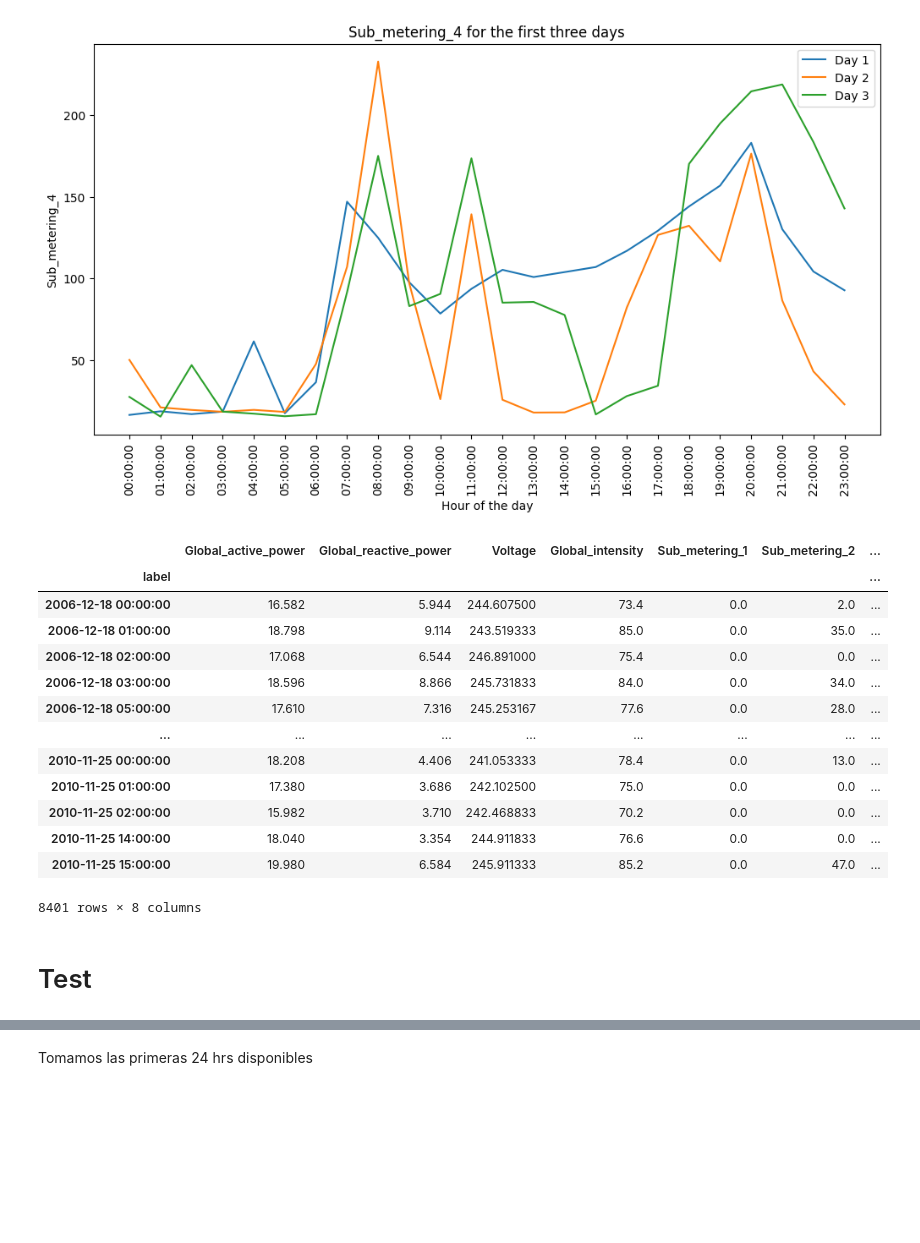
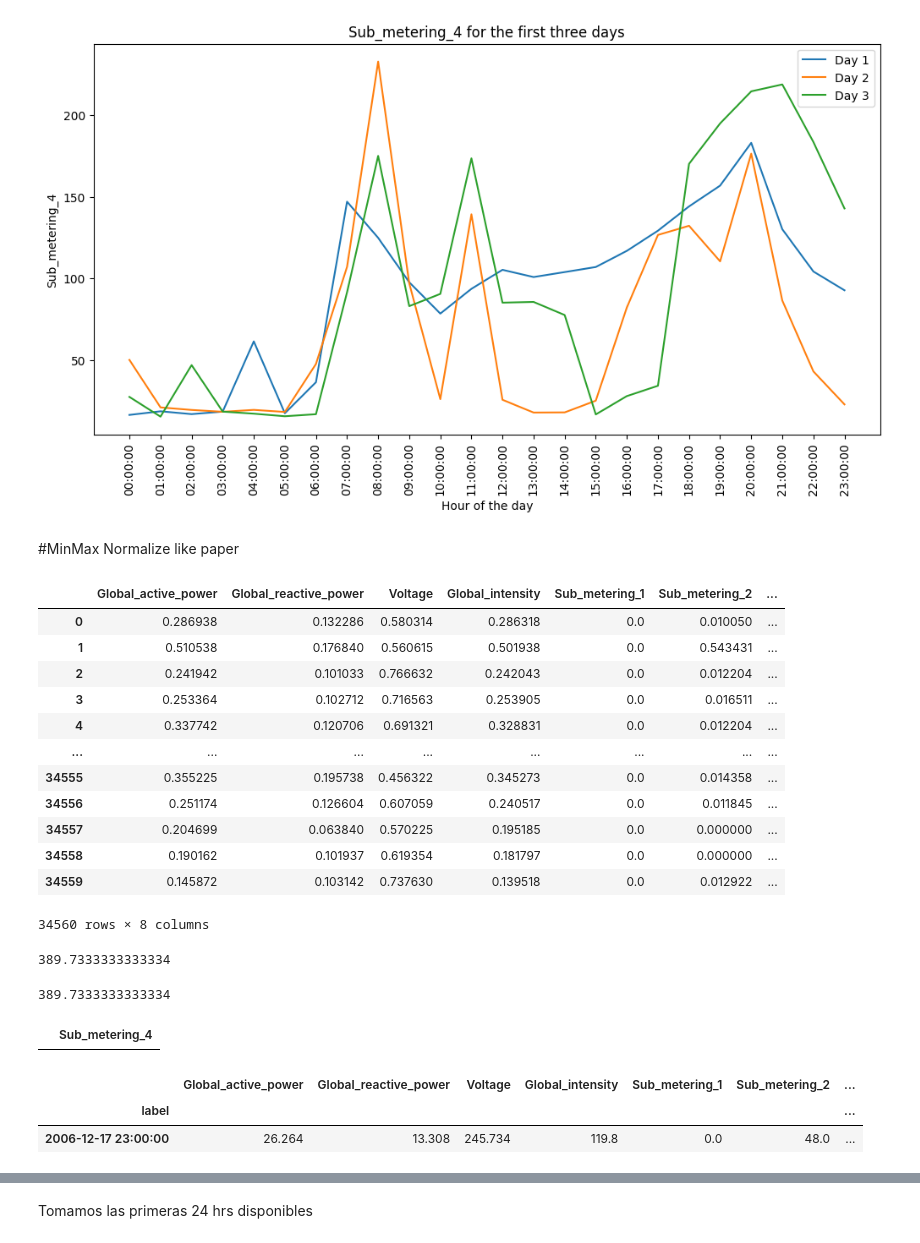
Before and after one commit to AlbertoSolis001/household_preprocessing, a Jupyter notebook: 3_household_power_consumption.ipynb, the cells around one changed output, grey strips where cells are left out. Saved outputs shown, nothing was run; the diff lists cells and outputs as text; code cells hidden in the pictures; blank space fills up the shorter version.

```diff
--- a/3_household_power_consumption.ipynb
+++ b/3_household_power_consumption.ipynb
@@ -331,19 +344,2 @@ voltage_less_than_20 = df_per_hour[df_per_hour["Global_active_power"] < 20]
-# %%
-voltage_less_than_20
-# %% [output]
-|  | Global_active_power | Global_reactive_power | Voltage | Global_intensity | Sub_metering_1 | Sub_metering_2 | ... |
-| label |  |  |  |  |  |  | ... |
-| 2006-12-18 00:00:00 | 16.582 | 5.944 | 244.607500 | 73.4 | 0.0 | 2.0 | ... |
-| 2006-12-18 01:00:00 | 18.798 | 9.114 | 243.519333 | 85.0 | 0.0 | 35.0 | ... |
-| 2006-12-18 02:00:00 | 17.068 | 6.544 | 246.891000 | 75.4 | 0.0 | 0.0 | ... |
-| 2006-12-18 03:00:00 | 18.596 | 8.866 | 245.731833 | 84.0 | 0.0 | 34.0 | ... |
-| 2006-12-18 05:00:00 | 17.610 | 7.316 | 245.253167 | 77.6 | 0.0 | 28.0 | ... |
-| ... | ... | ... | ... | ... | ... | ... | ... |
-| 2010-11-25 00:00:00 | 18.208 | 4.406 | 241.053333 | 78.4 | 0.0 | 13.0 | ... |
-| 2010-11-25 01:00:00 | 17.380 | 3.686 | 242.102500 | 75.0 | 0.0 | 0.0 | ... |
-| 2010-11-25 02:00:00 | 15.982 | 3.710 | 242.468833 | 70.2 | 0.0 | 0.0 | ... |
-| 2010-11-25 14:00:00 | 18.040 | 3.354 | 244.911833 | 76.6 | 0.0 | 0.0 | ... |
-| 2010-11-25 15:00:00 | 19.980 | 6.584 | 245.911333 | 85.2 | 0.0 | 47.0 | ... |
-8401 rows × 8 columns
-# %% [markdown]
-# Test
+# %% [markdown]
+#MinMax Normalize like paper
@@ -349,0 +349,16 @@ voltage_less_than_20
+# %%
+normalized_df
+# %% [output]
+|  | Global_active_power | Global_reactive_power | Voltage | Global_intensity | Sub_metering_1 | Sub_metering_2 | ... |
+| 0 | 0.286938 | 0.132286 | 0.580314 | 0.286318 | 0.0 | 0.010050 | ... |
+| 1 | 0.510538 | 0.176840 | 0.560615 | 0.501938 | 0.0 | 0.543431 | ... |
+| 2 | 0.241942 | 0.101033 | 0.766632 | 0.242043 | 0.0 | 0.012204 | ... |
+| 3 | 0.253364 | 0.102712 | 0.716563 | 0.253905 | 0.0 | 0.016511 | ... |
+| 4 | 0.337742 | 0.120706 | 0.691321 | 0.328831 | 0.0 | 0.012204 | ... |
+| ... | ... | ... | ... | ... | ... | ... | ... |
+| 34555 | 0.355225 | 0.195738 | 0.456322 | 0.345273 | 0.0 | 0.014358 | ... |
+| 34556 | 0.251174 | 0.126604 | 0.607059 | 0.240517 | 0.0 | 0.011845 | ... |
+| 34557 | 0.204699 | 0.063840 | 0.570225 | 0.195185 | 0.0 | 0.000000 | ... |
+| 34558 | 0.190162 | 0.101937 | 0.619354 | 0.181797 | 0.0 | 0.000000 | ... |
+| 34559 | 0.145872 | 0.103142 | 0.737630 | 0.139518 | 0.0 | 0.012922 | ... |
+34560 rows × 8 columns
@@ -349,0 +376,19 @@ voltage_less_than_20
+# %%
+max_val
+# %% [output]
+389.7333333333334
+# %%
+min_val
+# %% [output]
+389.7333333333334
+# %%
+testt
+# %% [output]
+|  | Sub_metering_4 |
+# %%
+y = df_per_hour.loc[['2006-12-17 23:00:00']]
+y
+# %% [output]
+|  | Global_active_power | Global_reactive_power | Voltage | Global_intensity | Sub_metering_1 | Sub_metering_2 | ... |
+| label |  |  |  |  |  |  | ... |
+| 2006-12-17 23:00:00 | 26.264 | 13.308 | 245.734 | 119.8 | 0.0 | 48.0 | ... |
```
Also changed, not shown: parts of 68 cells of this notebook.
